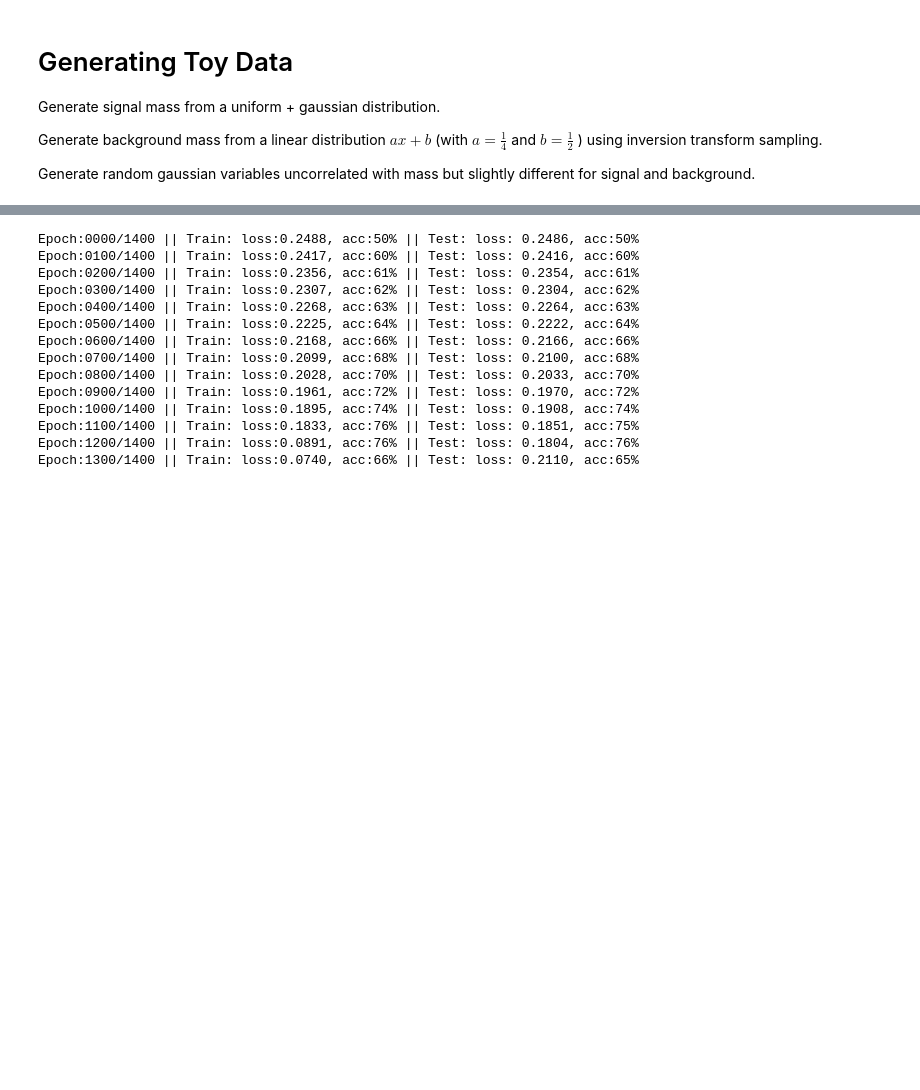
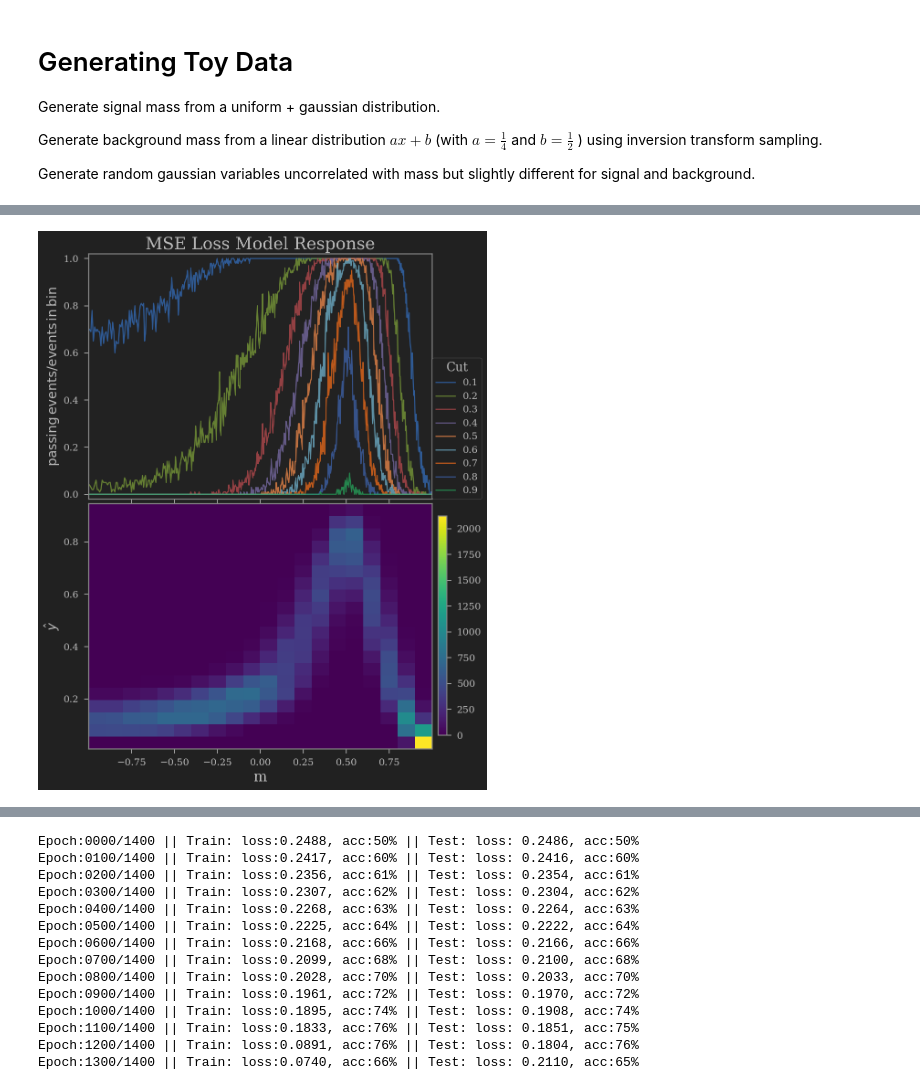
Before and after one commit to weissercn/UnbiasedML, a Jupyter notebook: UnbiasedML/LegendreToyUncorrVar.ipynb, the cells around one changed output, grey strips where cells are left out. Saved outputs shown, nothing was run; the diff lists cells and outputs as text; code cells hidden in the pictures; blank space fills up the shorter version.

```diff
--- a/UnbiasedML/LegendreToyUncorrVar.ipynb
+++ b/UnbiasedML/LegendreToyUncorrVar.ipynb
@@ -265,3 +268,31 @@ Epoch:1999/2000 || Train: loss:0.1657, acc:78% || Test: loss: 0.1692, acc:77%
+# %%
+scores = np.array(model_base(x_test_tensor[:,1:]).tolist()).reshape(-1,100)
+m = m_t.reshape(-1,100).mean(axis=1)
+
+
+
+fig, [ax1, ax2]  = plt.subplots(2,1,figsize=[8,5*2],dpi=120,sharex=True)
+for j,cut in enumerate(np.linspace(0.1,0.9,9)):
+    c = f"C{j}" if j!= 6 else f"C11"
+    passed = (scores>cut).sum(axis=1)/scores.shape[1]
+    ax1.plot(m,passed,label="{:0.1f}".format(cut),alpha=0.7,c=c)
+
+    #plt.plot(m,base[:,i*10],label="fit",ls='--')
+#plt.scatter(x_train[:,0],jiang_scores,label="Jiang Response",c='w',alpha=0.5,s=1)
+ax1.set_ylabel(r"$\mathrm{passing\, events}/\mathrm{events\,in\, bin}$",fontsize=17)
+ax1.set_ylim([-0.02,1.02])
+ax1.set_title("MSE Loss Model Response",fontsize=22)
+ax1.legend(loc=(1,0),markerscale=5,title="Cut",ncol=1)
+
+_,_,_,h = ax2.hist2d(m_t,scores.flatten(),bins=20, label="all",)#norm=LogNorm())
+cbaxes = fig.add_axes([0.9, 0.09, 0.02, 0.4])
+plt.colorbar(h,ax=ax2,cax = cbaxes)
+ax2.set_ylabel(r"$\hat{y}$",fontsize=17)
+ax2.set_xlabel("m",fontsize=19)
+fig.tight_layout(pad=0)
+plt.show()
+# %% [output]
+[figure, added]
 # %%
 scores = np.array(model_base(x_test_tensor[:,1:]).tolist()).reshape(-1,100)
 m = m_t.reshape(-1,100).mean(axis=1)
```
Also changed, not shown: parts of 8 cells of this notebook.
